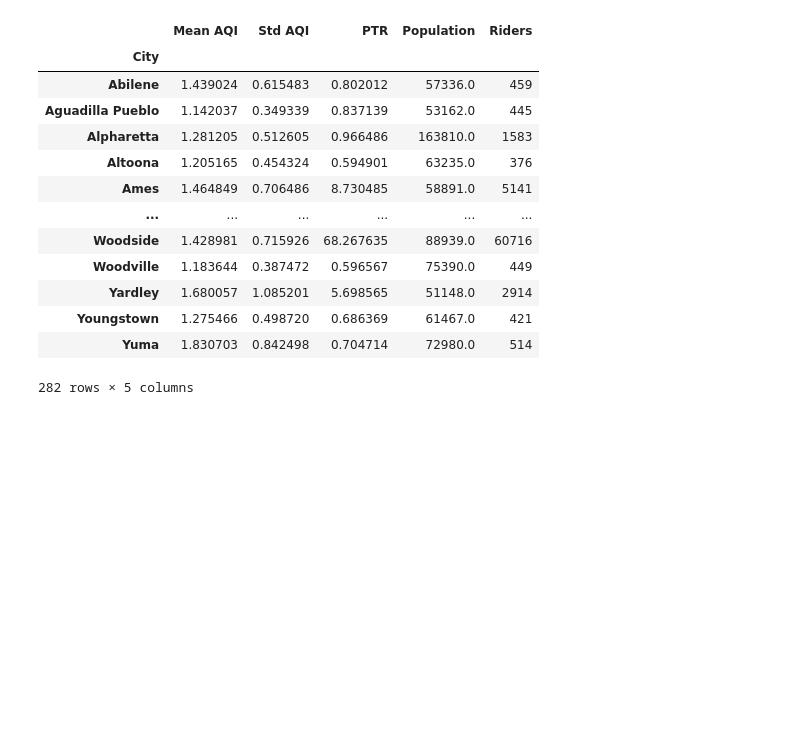
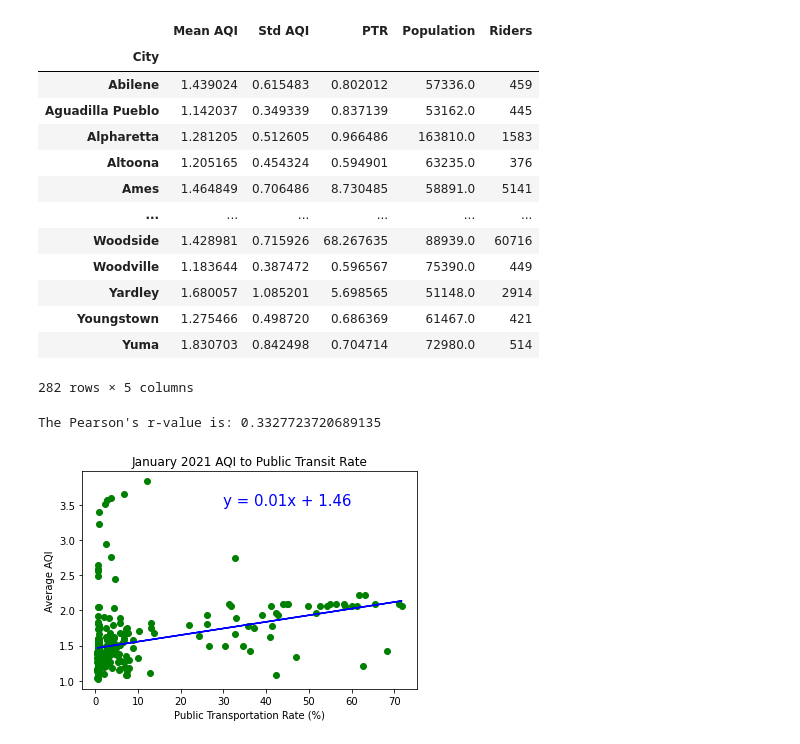
Before and after one commit to khartmann5/Project_01, a Jupyter notebook: Air_Quality_Data.ipynb, the cells around one changed output. Saved outputs shown, nothing was run; the diff lists cells and outputs as text; code cells hidden in the pictures; blank space fills up the shorter version.

```diff
--- a/Air_Quality_Data.ipynb
+++ b/Air_Quality_Data.ipynb
@@ -253,5 +218,31 @@ bycity_summary_df
 | Youngstown | 1.275466 | 0.498720 | 0.686369 | 61467.0 | 421 |
 | Yuma | 1.830703 | 0.842498 | 0.704714 | 72980.0 | 514 |
 282 rows × 5 columns
+# %%
+# Set values to plot and type for linear regression
+x_values = bycity_summary_df["PTR"]
+x_values = x_values.astype('float32')
+y_values = bycity_summary_df["Mean AQI"]
+y_values = y_values.astype('float32')
+
+# Standard regression programming. X and Y
+(slope, intercept, rvalue, pvalue, stderr) = linregress(x_values, y_values)
+regress_values = x_values * slope + intercept
+line_eq = "y = " + str(round(slope,2)) + "x + " + str(round(intercept,2))
+
+# Plot
+plt.scatter(x_values,y_values, color='green')
+plt.plot(x_values,regress_values,"b-")
+# Format
+plt.annotate(line_eq,(30,3.5),fontsize=15,color="blue")
+plt.title('January 2021 AQI to Public Transit Rate')
+plt.ylabel('Average AQI')
+plt.xlabel('Public Transportation Rate (%)')
+
+# Show Pearson's
+print(f"The Pearson's r-value is: {rvalue}")
+# %% [output]
+The Pearson's r-value is: 0.3327723720689135
+[figure, added]
 # %%
 # Set values to plot and type for linear regression
```
Also changed, not shown: parts of 16 cells of this notebook.
